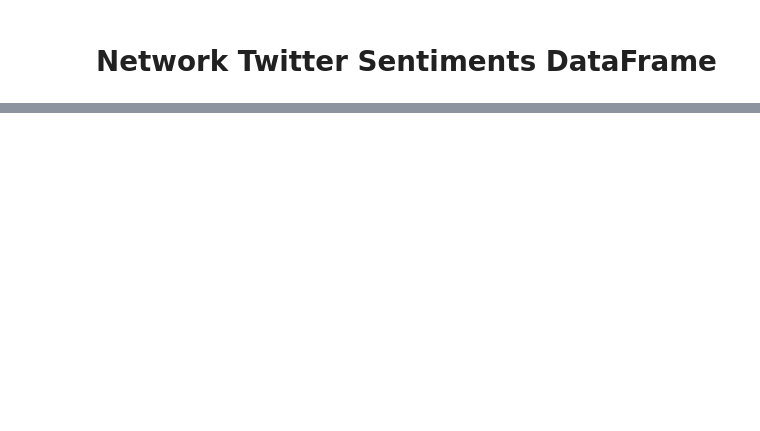
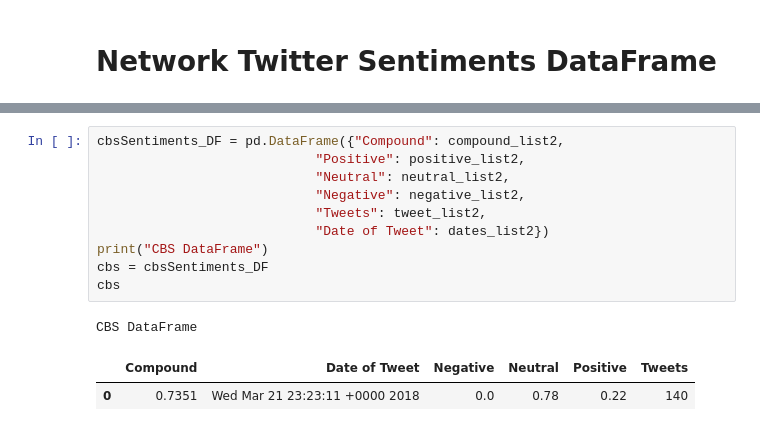
Before and after one commit to FutureGM/Distinguishing_Sentiments, a Jupyter notebook: Distinguishing_Sentiments.ipynb, the cells around one changed output, grey strips where cells are left out. Cells and saved outputs as stored; diff of their text form; blank space fills up the shorter version.

```diff
--- a/Distinguishing_Sentiments.ipynb
+++ b/Distinguishing_Sentiments.ipynb
@@ -214,0 +299,14 @@ End of NYT Scores
+# %%
+cbsSentiments_DF = pd.DataFrame({"Compound": compound_list2,
+                            "Positive": positive_list2,
+                            "Neutral": neutral_list2,
+                            "Negative": negative_list2,
+                            "Tweets": tweet_list2,
+                            "Date of Tweet": dates_list2})
+print("CBS DataFrame")
+cbs = cbsSentiments_DF
+cbs
+# %% [output]
+CBS DataFrame
+|  | Compound | Date of Tweet | Negative | Neutral | Positive | Tweets |
+| 0 | 0.7351 | Wed Mar 21 23:23:11 +0000 2018 | 0.0 | 0.78 | 0.22 | 140 |
```
Also changed, not shown: parts of 16 cells of this notebook, 2 other files.
